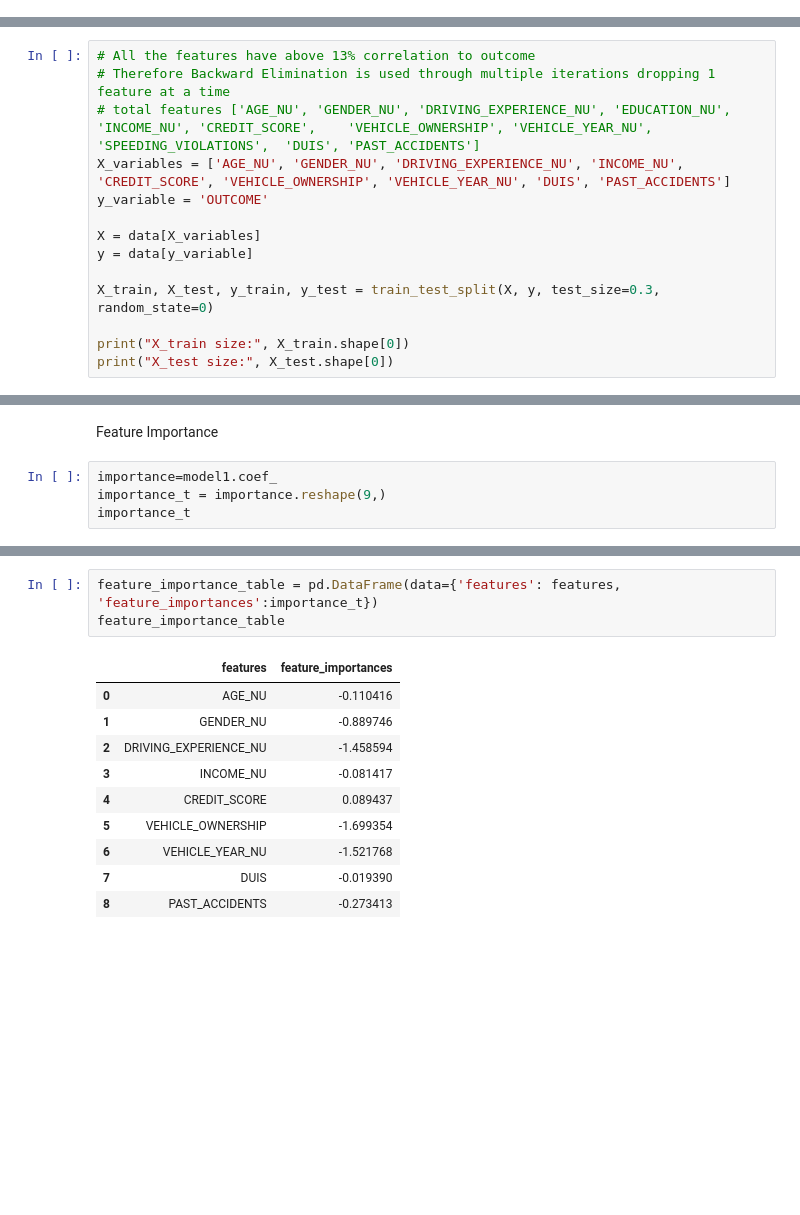
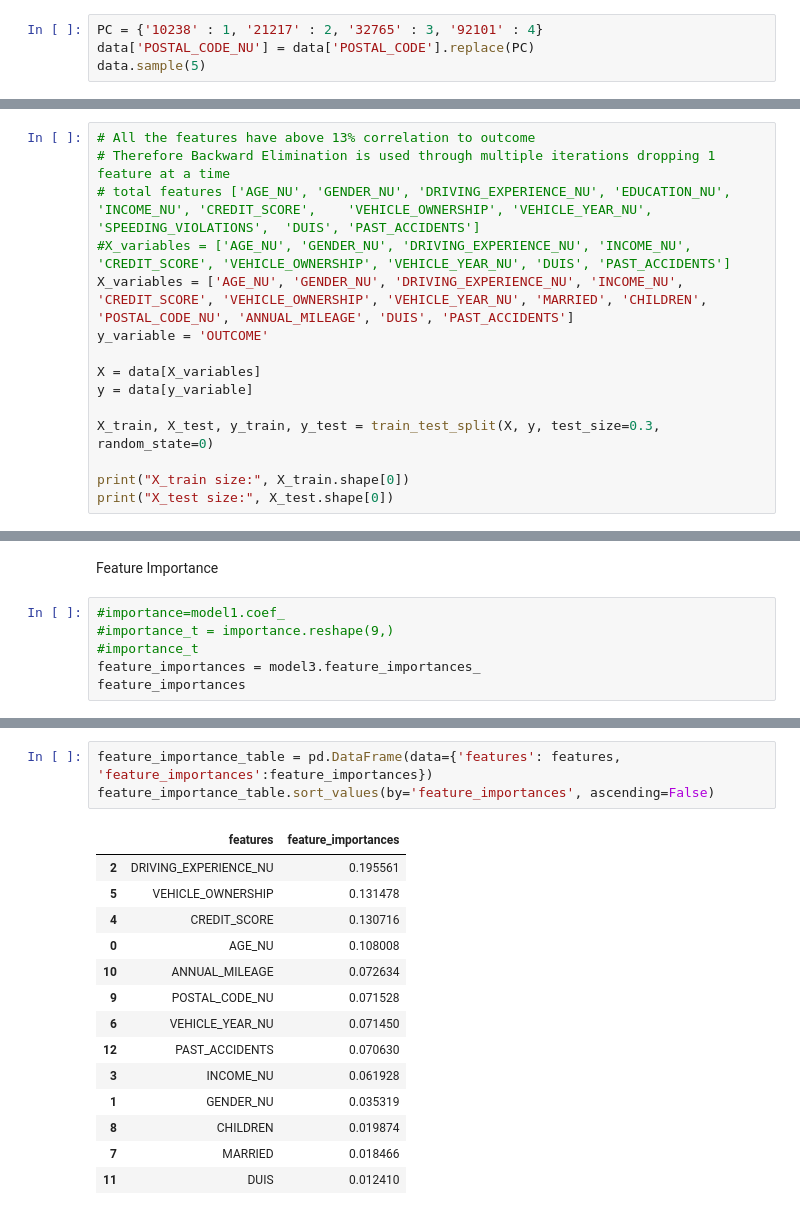
Before and after one commit to KasunAt/CapstoneProject, a Jupyter notebook: Capstone_Project_2022.ipynb, the cells around one changed output, grey strips where cells are left out. Cells and saved outputs as stored; diff of their text form; blank space fills up the shorter version.

```diff
--- a/Capstone_Project_2022.ipynb
+++ b/Capstone_Project_2022.ipynb
@@ -377,0 +390,4 @@ Name: OUTCOME, dtype: int64
+# %%
+PC = {'10238' : 1, '21217' : 2, '32765' : 3, '92101' : 4}
+data['POSTAL_CODE_NU'] = data['POSTAL_CODE'].replace(PC)
+data.sample(5)
@@ -397,7 +435,8 @@ correlation_matrix
 # All the features have above 13% correlation to outcome
 # Therefore Backward Elimination is used through multiple iterations dropping 1 feature at a time
 # total features ['AGE_NU', 'GENDER_NU', 'DRIVING_EXPERIENCE_NU', 'EDUCATION_NU', 'INCOME_NU', 'CREDIT_SCORE',	'VEHICLE_OWNERSHIP', 'VEHICLE_YEAR_NU', 'SPEEDING_VIOLATIONS',	'DUIS',	'PAST_ACCIDENTS']
-X_variables = ['AGE_NU', 'GENDER_NU', 'DRIVING_EXPERIENCE_NU', 'INCOME_NU', 'CREDIT_SCORE', 'VEHICLE_OWNERSHIP', 'VEHICLE_YEAR_NU', 'DUIS', 'PAST_ACCIDENTS']
+#X_variables = ['AGE_NU', 'GENDER_NU', 'DRIVING_EXPERIENCE_NU', 'INCOME_NU', 'CREDIT_SCORE', 'VEHICLE_OWNERSHIP', 'VEHICLE_YEAR_NU', 'DUIS', 'PAST_ACCIDENTS']
+X_variables = ['AGE_NU', 'GENDER_NU', 'DRIVING_EXPERIENCE_NU', 'INCOME_NU', 'CREDIT_SCORE', 'VEHICLE_OWNERSHIP', 'VEHICLE_YEAR_NU', 'MARRIED', 'CHILDREN', 'POSTAL_CODE_NU', 'ANNUAL_MILEAGE', 'DUIS', 'PAST_ACCIDENTS']
 y_variable = 'OUTCOME'
 
 X = data[X_variables]
@@ -689,7 +753,9 @@ calibration_table
 # %% [markdown]
 Feature Importance
 # %%
-importance=model1.coef_
-importance_t = importance.reshape(9,)
-importance_t
+#importance=model1.coef_
+#importance_t = importance.reshape(9,)
+#importance_t
+feature_importances = model3.feature_importances_
+feature_importances
 # %% [output]
@@ -704,16 +772,20 @@ Index(['AGE_NU', 'GENDER_NU', 'DRIVING_EXPERIENCE_NU', 'INCOME_NU',
        'PAST_ACCIDENTS'],
       dtype='object')
 # %%
-feature_importance_table = pd.DataFrame(data={'features': features, 'feature_importances':importance_t})
-feature_importance_table
+feature_importance_table = pd.DataFrame(data={'features': features, 'feature_importances':feature_importances})
+feature_importance_table.sort_values(by='feature_importances', ascending=False)
 # %% [output]
 |  | features | feature_importances |
-| 0 | AGE_NU | -0.110416 |
-| 1 | GENDER_NU | -0.889746 |
-| 2 | DRIVING_EXPERIENCE_NU | -1.458594 |
-| 3 | INCOME_NU | -0.081417 |
-| 4 | CREDIT_SCORE | 0.089437 |
-| 5 | VEHICLE_OWNERSHIP | -1.699354 |
-| 6 | VEHICLE_YEAR_NU | -1.521768 |
-| 7 | DUIS | -0.019390 |
-| 8 | PAST_ACCIDENTS | -0.273413 |
+| 2 | DRIVING_EXPERIENCE_NU | 0.195561 |
+| 5 | VEHICLE_OWNERSHIP | 0.131478 |
+| 4 | CREDIT_SCORE | 0.130716 |
+| 0 | AGE_NU | 0.108008 |
+| 10 | ANNUAL_MILEAGE | 0.072634 |
+| 9 | POSTAL_CODE_NU | 0.071528 |
+| 6 | VEHICLE_YEAR_NU | 0.071450 |
+| 12 | PAST_ACCIDENTS | 0.070630 |
+| 3 | INCOME_NU | 0.061928 |
+| 1 | GENDER_NU | 0.035319 |
+| 8 | CHILDREN | 0.019874 |
+| 7 | MARRIED | 0.018466 |
+| 11 | DUIS | 0.012410 |
```
Also changed, not shown: parts of 50 cells of this notebook.
